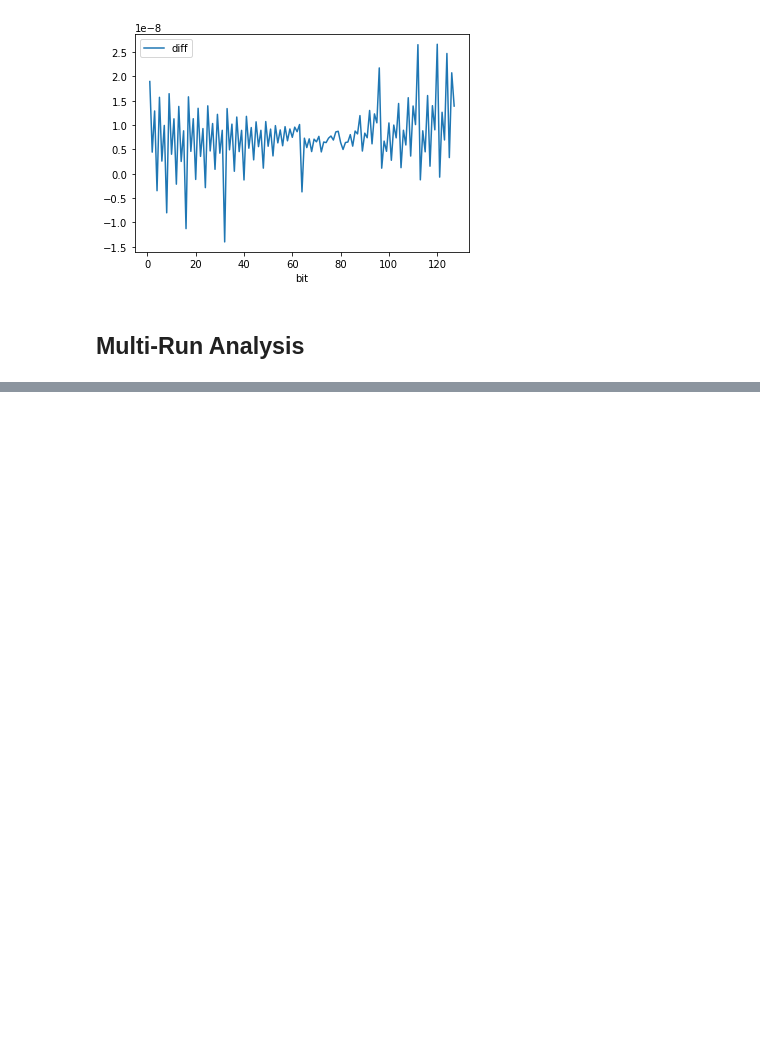
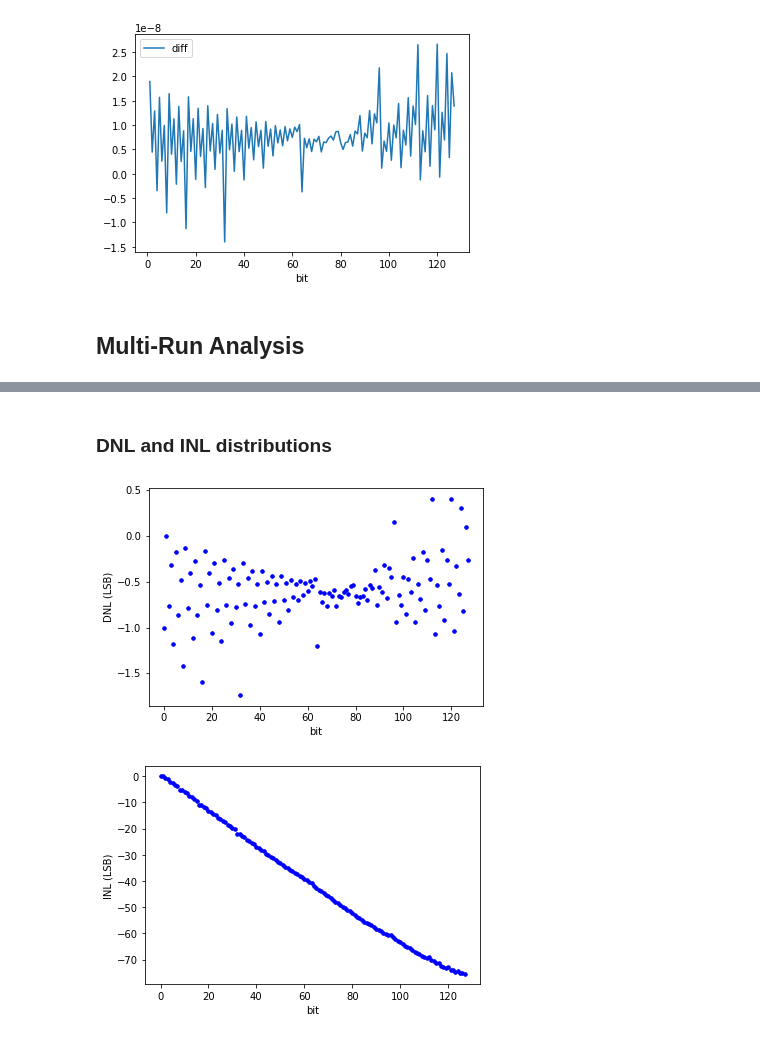
Before and after one commit to wFairmanOlin/madvlsi_proj_4, a Jupyter notebook: analysis.ipynb, the cells around one changed output, grey strips where cells are left out. Drawn from its saved outputs; the diff is of its cells as text; code cells hidden in the pictures; blank space fills up the shorter version.

Commit message:
added code to generate DNL and INL graphs

```diff
--- a/analysis.ipynb
+++ b/analysis.ipynb
@@ -109,0 +95,39 @@ Name: diff, Length: 256, dtype: float64
+# %% [markdown]
+### DNL and INL distributions
+# %%
+#generate DNL & INL Columns
+dnl = []
+inl = []
+for i in range(128*runs):
+    dnl.append(data["diff"].iloc[i] / lsb_current - 1)
+    if i % 128 == 0:
+        lsb_current = data["iout"].iloc[i+1]
+        inl.append(0)
+    else:
+        inl.append(dnl[-1] + inl[-1])
+
+
+data["dnl"] = dnl
+data["inl"] = inl
+
+# print(dnl)
+#DNL
+fig = plt.figure()
+ax1 = fig.add_subplot()
+
+ax1.scatter(data.bit, data.dnl, s=10, c='b', label="dnl")
+plt.xlabel("bit")
+plt.ylabel("DNL (LSB)")
+plt.show()
+
+#INL
+fig = plt.figure()
+ax1 = fig.add_subplot()
+
+ax1.scatter(data.bit, data.inl, s=10, c='b', label="inl")
+plt.xlabel("bit")
+plt.ylabel("INL (LSB)")
+plt.show()
+# %% [output]
+[figure, added]
+[figure, added]
```
Also changed, not shown: parts of 1 cell of this notebook.
